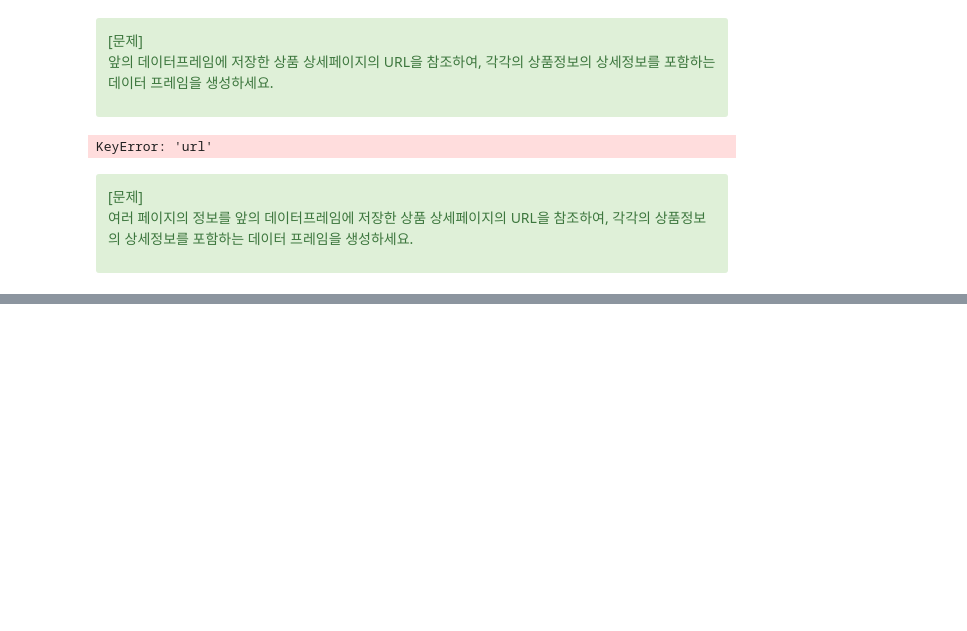
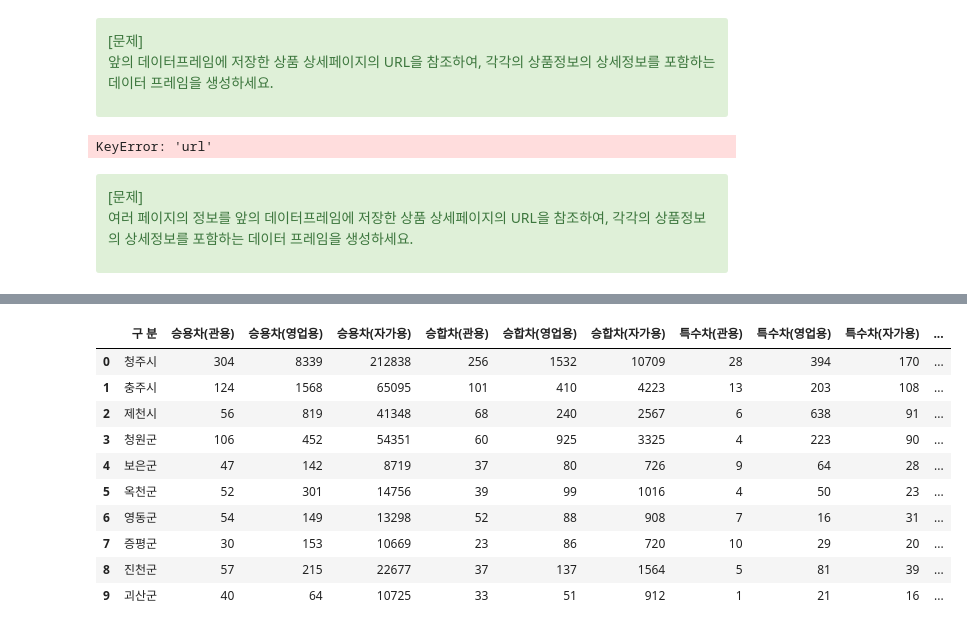
Before and after one commit to Yoonseoparkk/Web-Crawling, a Jupyter notebook: 크롤링예제/05_03_BeautifulSoup.ipynb, the cells around one changed output, grey strips where cells are left out. Saved outputs shown, nothing was run; the diff lists cells and outputs as text; code cells hidden in the pictures; blank space fills up the shorter version.

```diff
--- a/크롤링예제/05_03_BeautifulSoup.ipynb
+++ b/크롤링예제/05_03_BeautifulSoup.ipynb
@@ -595,3 +597,19 @@ df = pd.DataFrame({"이름": name_list, "가격" : price_list, "url": url_list})
 df.tail()
 # %%
 df.info()
+# %%
+# https://api.odcloud.kr/api/3075686/v1/uddi:7e23faaf-1183-4867-b97a-89d32e7d4817?page=1&perPage=10&returnType=JSON&serviceKey=MkkTChe1ePS4XcaDsOvy%2Bu503Z4zAyvFl7q8fEsebDLGAfFldHkjL2v%2BUa%2B1KHTHaDLD4HHoaO9RrU7WvVZfyw%3D%3D
+base_url = r"https://api.odcloud.kr/api/3075686/v1/uddi:7e23faaf-1183-4867-b97a-89d32e7d4817?"
+page="1"
+perPage="10"
+returnType = "JSON"
+serviceKey = r"MkkTChe1ePS4XcaDsOvy%2Bu503Z4zAyvFl7q8fEsebDLGAfFldHkjL2v%2BUa%2B1KHTHaDLD4HHoaO9RrU7WvVZfyw%3D%3D"
+
+targets = []
+
+for i in range (2):
+    targets.append(
+        base_url+"page="+f"{i+1}"+"&perPage="+perPage+"&returnType="+returnType+"&serviceKey="+serviceKey
+    )
+
+print(targets)
@@ -597,0 +618,72 @@ df.info()
+# %%
+import json
+import xml
+
+res = requests.get(targets[0])
+
+# print(res)
+json_res1 = res.json()
+# print(json_res1["currentCount"])
+
+json_res2 = json.loads(res.text)
+# print(json_res2["currentCount"])
+
+# print(json_res2["data"])
+# print(json_res2.get("data"))
+# print(json_res2["data"][0]["구 분"])
+
+# 구분 = []
+# 승용차_관용 = []
+# 승용차_영업용 = []
+# 승용차_자가용 = []
+# 승합차_관용 = []
+# 승합차_영업용 = []
+# 승합차_자가용 = []
+# 특수차_관용 = []
+# 특수차_영업용 = []
+# 특수차_자가용 = []
+# 화물차_관용 = []
+# 화물차_영업용 = []
+# 화물차_자가용 = []
+
+# for i in range(10):
+#     구분.append(json_res2["data"][i]["구 분"])
+#     승용차_관용.append(json_res2["data"][i]["승용차(관용)"])
+#     승용차_영업용.append(json_res2["data"][i]["승용차(영업용)"])
+#     승용차_자가용.append(json_res2["data"][i]["승용차(자가용)"])
+#     승합차_관용.append(json_res2["data"][i]["승합차(관용)"])
+#     승합차_영업용.append(json_res2["data"][i]["승합차(영업용)"])
+#     승합차_자가용.append(json_res2["data"][i]["승합차(자가용)"])
+#     특수차_관용.append(json_res2["data"][i]["특수차(관용)"])
+#     특수차_영업용.append(json_res2["data"][i]["특수차(영업용)"])
+#     특수차_자가용.append(json_res2["data"][i]["특수차(자가용)"])
+#     화물차_관용.append(json_res2["data"][i]["화물차(관용)"])
+#     화물차_영업용.append(json_res2["data"][i]["화물차(영업용)"])
+#     화물차_자가용.append(json_res2["data"][i]["화물차(자가용)"])
+# df = pd.DataFrame(data=zip(구분,승용차_관용,승용차_영업용,승용차_자가용,승합차_관용,승합차_영업용,승합차_자가용,특수차_관용,특수차_영업용,특수차_자가용,화물차_관용,화물차_영업용,화물차_자가용),
+#                   columns=["구분","승용차_관용","승용차_영업용","승용차_자가용","승합차_관용","승합차_영업용","승합차_자가용","특수차_관용","특수차_영업용","특수차_자가용","화물차_관용","화물차_영업용","화물차_자가용"])
+
+# 위와 같은 번거로운 방식 대신 효율적인 코드
+result = {}
+for i in json_res2["data"][0].keys():
+    temp = []
+    for j in json_res2["data"]:
+        temp.append(j[i])
+    result[i] = temp
+
+df = pd.DataFrame(result)
+df.head(10)
+
+# df.to_excel(r"C:\Users\USER\Documents\GitHub\Web-Crawling\크롤링예제\자동차2.xlsx", index=True)
+# %% [output]
+|  | 구 분 | 승용차(관용) | 승용차(영업용) | 승용차(자가용) | 승합차(관용) | 승합차(영업용) | 승합차(자가용) | 특수차(관용) | 특수차(영업용) | 특수차(자가용) | ... |
+| 0 | 청주시 | 304 | 8339 | 212838 | 256 | 1532 | 10709 | 28 | 394 | 170 | ... |
+| 1 | 충주시 | 124 | 1568 | 65095 | 101 | 410 | 4223 | 13 | 203 | 108 | ... |
+| 2 | 제천시 | 56 | 819 | 41348 | 68 | 240 | 2567 | 6 | 638 | 91 | ... |
+| 3 | 청원군 | 106 | 452 | 54351 | 60 | 925 | 3325 | 4 | 223 | 90 | ... |
+| 4 | 보은군 | 47 | 142 | 8719 | 37 | 80 | 726 | 9 | 64 | 28 | ... |
+| 5 | 옥천군 | 52 | 301 | 14756 | 39 | 99 | 1016 | 4 | 50 | 23 | ... |
+| 6 | 영동군 | 54 | 149 | 13298 | 52 | 88 | 908 | 7 | 16 | 31 | ... |
+| 7 | 증평군 | 30 | 153 | 10669 | 23 | 86 | 720 | 10 | 29 | 20 | ... |
+| 8 | 진천군 | 57 | 215 | 22677 | 37 | 137 | 1564 | 5 | 81 | 39 | ... |
+| 9 | 괴산군 | 40 | 64 | 10725 | 33 | 51 | 912 | 1 | 21 | 16 | ... |
```
Also changed, not shown: parts of 3 cells of this notebook, 23 other files.
